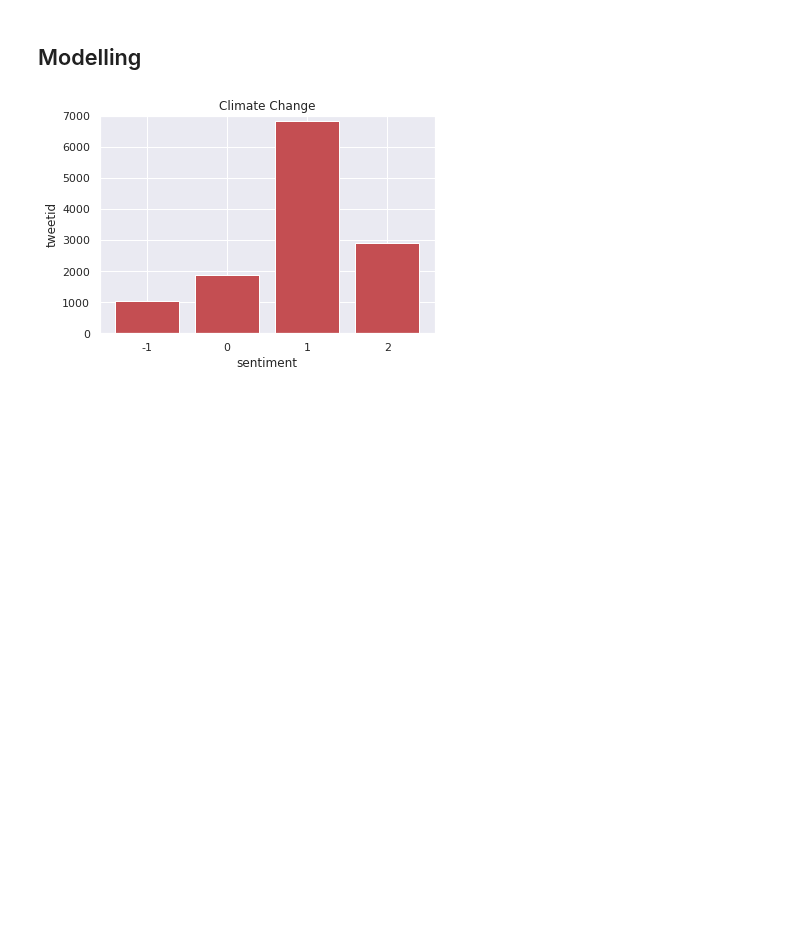
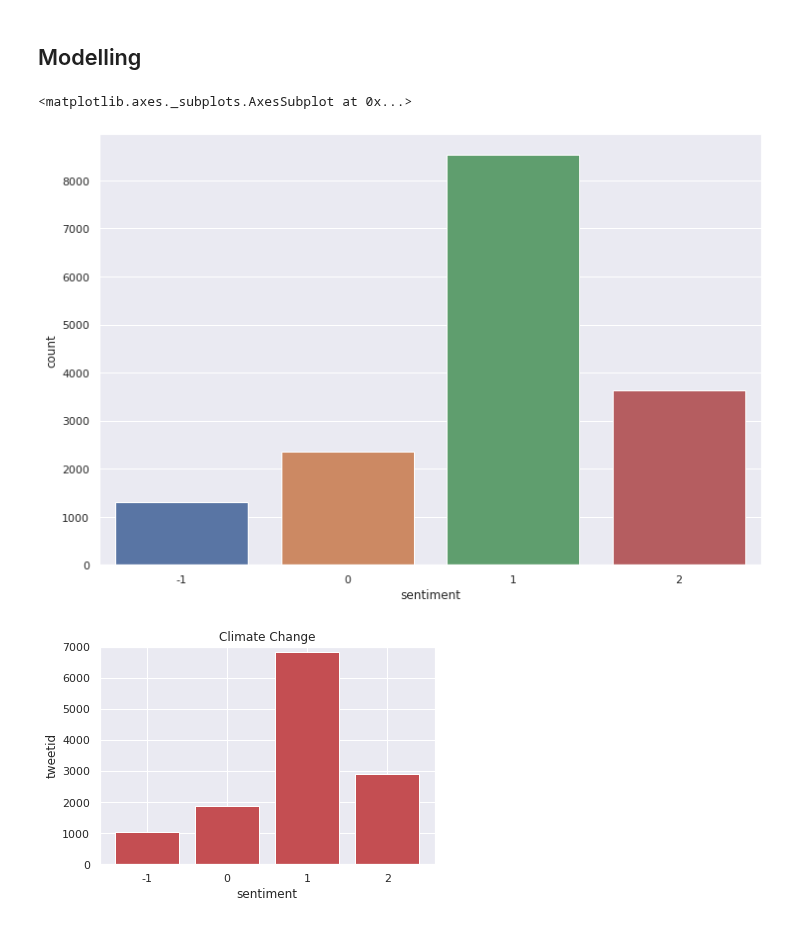
Before and after one commit to tladi-thobejane/classification-predict-streamlit-template, a Jupyter notebook: Team16_model (5).ipynb, the cells around one changed output. Cells and saved outputs as stored; diff of their text form; code cells hidden in the pictures; blank space fills up the shorter version.

```diff
--- a/Team16_model (5).ipynb
+++ b/Team16_model (5).ipynb
@@ -354,6 +354,11 @@ X_vec_t_real = TFID.transform(X_real)
 # %%
 # Split dataset into train and test sets
 X_train, X_test, y_train, y_test = train_test_split(X_vec_t, y, test_size=0.20, random_state=32, stratify=y)
+# %%
+sns.countplot(df_train['sentiment'])
+# %% [output]
+<matplotlib.axes._subplots.AxesSubplot at 0x...>
+[figure, added]
 # %%
 unique, counts = np.unique(y_train, return_counts=True)
 plt.bar(unique, counts)
```
